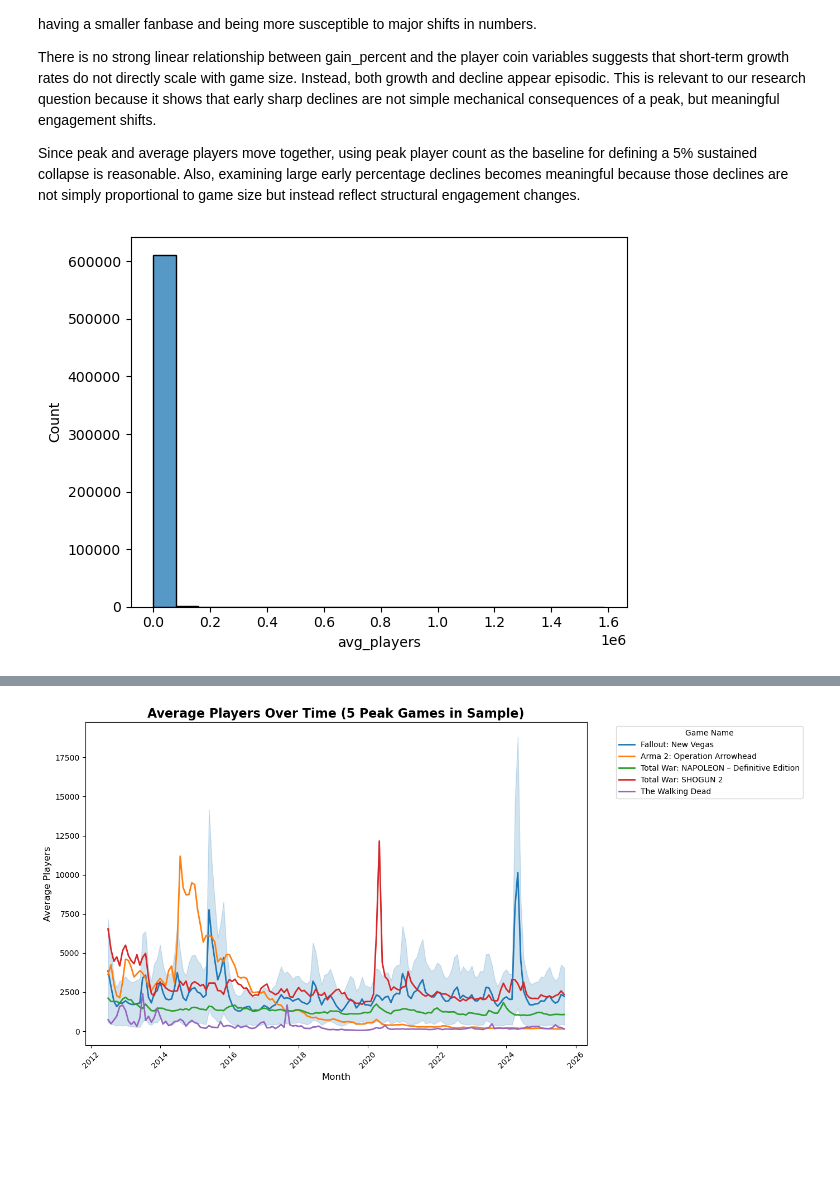
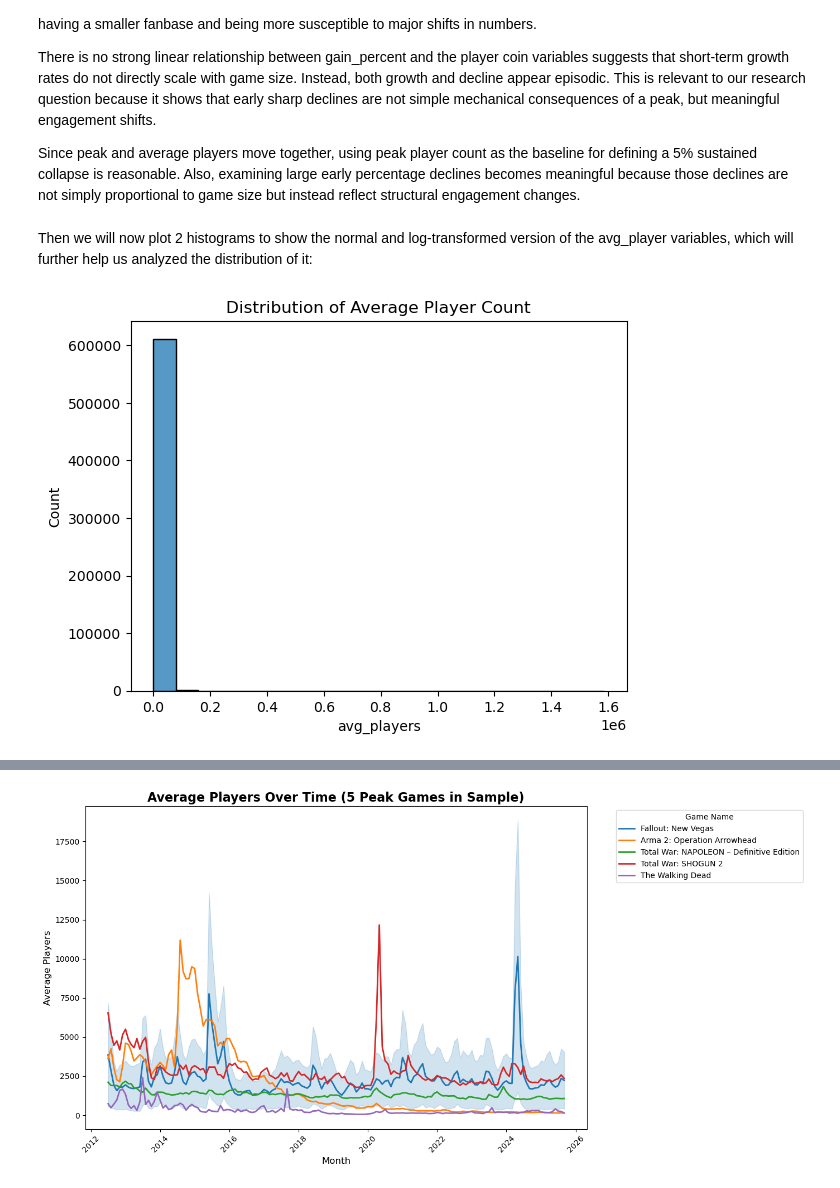
Before and after one commit to COGS108/Group107_WI26, a Jupyter notebook: 03-FinalProject.ipynb, the cells around one changed output, grey strips where cells are left out. Cells and saved outputs as stored; diff of their text form; code cells hidden in the pictures; blank space fills up the shorter version.

```diff
--- a/03-FinalProject.ipynb
+++ b/03-FinalProject.ipynb
@@ -335,7 +287,9 @@ In contrast, gain_percent shows a much weaker and dispersed relationship with bo
 There is no strong linear relationship between gain_percent and the player coin variables suggests that short-term growth rates do not directly scale with game size. Instead, both growth and decline appear episodic. This is relevant to our research question because it shows that early sharp declines are not simple mechanical consequences of a peak, but meaningful engagement shifts.
 
 Since peak and average players move together, using peak player count as the baseline for defining a 5% sustained collapse is reasonable. Also, examining large early percentage declines becomes meaningful because those declines are not simply proportional to game size but instead reflect structural engagement changes.
+# %% [markdown]
+Then we will now plot 2 histograms to show the normal and log-transformed version of the avg_player variables, which will further help us analyzed the distribution of it:
 # %%
-avg_player_hist = sns.histplot(data=df_clean2,x='avg_players',bins=20)
+avg_player_hist = sns.histplot(data=df_clean2,x='avg_players',bins=20).set_title("Distribution of Average Player Count")
 # %% [output]
-[figure, old version]
+[figure, new version]
```
Also changed, not shown: parts of 25 cells of this notebook.
